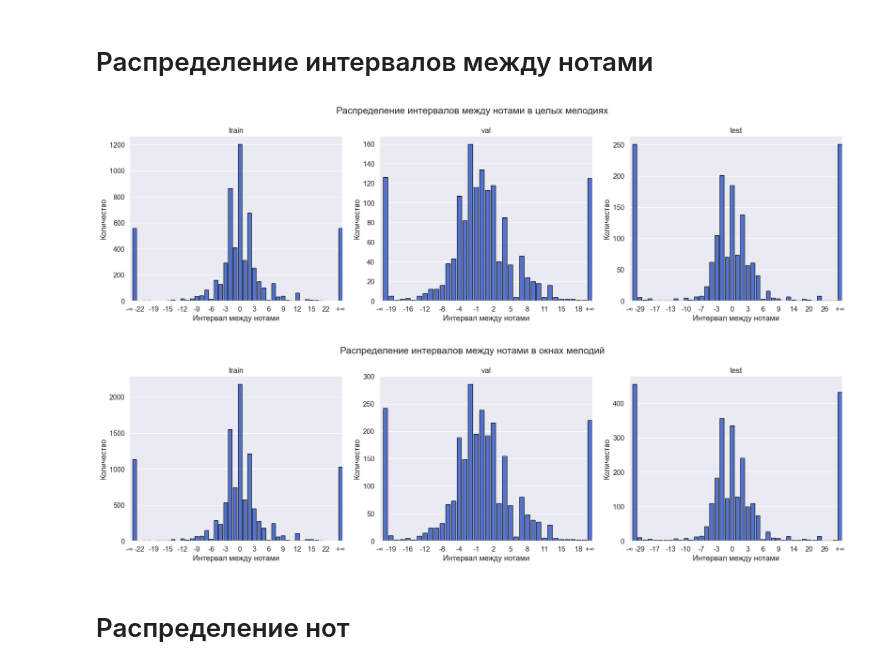
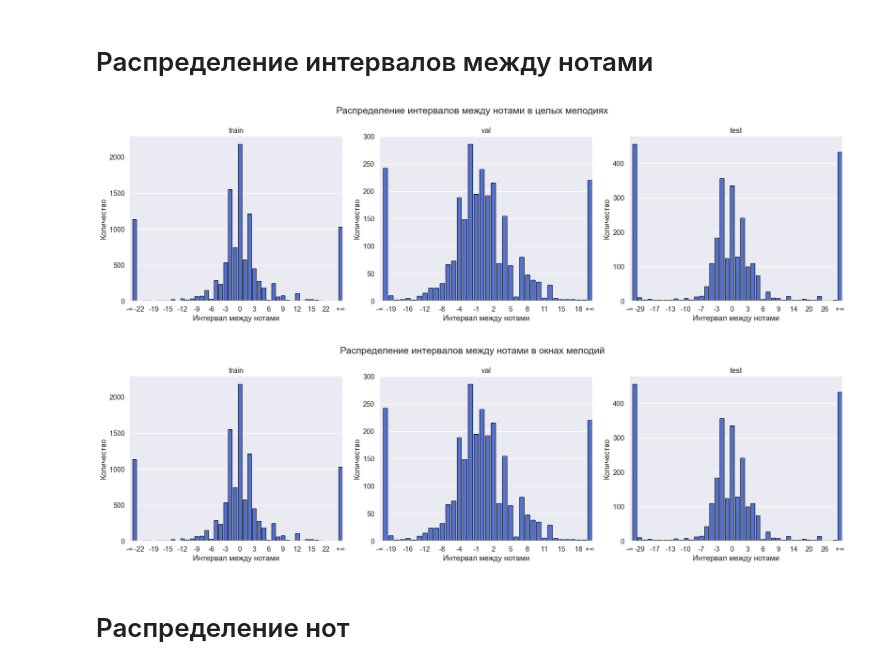
Before and after one commit to HerrPhoton/plagitune, a Jupyter notebook: notebooks/statistics.ipynb, the cells around one changed output. Saved outputs shown, nothing was run; the diff lists cells and outputs as text; code cells hidden in the pictures.

Commit message:
Melody Matcher

```diff
--- a/notebooks/statistics.ipynb
+++ b/notebooks/statistics.ipynb
@@ -202,7 +201,7 @@ for i, split in enumerate(['train', 'val', 'test']):
 
     all_offsets = []
     for melody in dataset.melody:
-        all_offsets.extend((MelodyLabel.from_melody(melody, None, None)).offsets.long().numpy())
+        all_offsets.extend(melody.get_offsets())
 
     offsets_counts = Counter(all_offsets)
     offsets_df = pd.DataFrame.from_dict(offsets_counts, orient='index', columns=['count'])
@@ -245,7 +244,7 @@ for i, split in enumerate(['train', 'val', 'test']):
 
     all_offsets = []
     for melody in dataset.sliced_melody:
-        all_offsets.extend((MelodyLabel.from_melody(melody, None, None)).offsets.long().numpy())
+        all_offsets.extend(melody.get_offsets())
 
     offsets_counts = Counter(all_offsets)
     offsets_df = pd.DataFrame.from_dict(offsets_counts, orient='index', columns=['count'])
@@ -298,26 +297,8 @@ for i, split in enumerate(['train', 'val', 'test']):
     dataset = datasets[i]
 
     all_intervals = []
-    for melody in dataset.melody:
-        offsets = (MelodyLabel.from_melody(melody, None, None)).offsets.long().numpy()
-
-        for j in range(len(offsets) - 1):
-            current = offsets[j]
-            next_note = offsets[j + 1]
-
-            if current == 0 and next_note > 0:
-                interval = float('inf')
-
-            elif current > 0 and next_note == 0:
-                interval = float('-inf')
-
-            elif current == 0 and next_note == 0:
-                continue
-
-            else:
-                interval = int(next_note - current)
-
-            all_intervals.append(interval)
+    for melody in dataset.sliced_melody:
+        all_intervals.extend(melody.get_intervals())
 
     intervals_counts = Counter(all_intervals)
 
@@ -376,25 +357,7 @@ for i, split in enumerate(['train', 'val', 'test']):
 
     all_intervals = []
     for melody in dataset.sliced_melody:
-        offsets = (MelodyLabel.from_melody(melody, None, None)).offsets.long().numpy()
-
-        for j in range(len(offsets) - 1):
-            current = offsets[j]
-            next_note = offsets[j + 1]
-
-            if current == 0 and next_note > 0:
-                interval = float('inf')
-
-            elif current > 0 and next_note == 0:
-                interval = float('-inf')
-
-            elif current == 0 and next_note == 0:
-                continue
-
-            else:
-                interval = int(next_note - current)
-
-            all_intervals.append(interval)
+        all_intervals.extend(melody.get_intervals())
 
     intervals_counts = Counter(all_intervals)
 
@@ -417,34 +380,34 @@ for i, split in enumerate(['train', 'val', 'test']):
         data=intervals_df,
         x='interval',
         y='count',
         color="royalblue",
         edgecolor='black',
         alpha=1
     )
 
     plt.xlabel('Интервал между нотами')
     plt.ylabel('Количество')
 
     locs = ax.get_xticks()
     labels = [item.get_text() for item in ax.get_xticklabels()]
 
     n = 3
     middle_locs = locs[1:-1:n]
     middle_labels = labels[1:-1:n]
     new_locs = [locs[0]] + list(middle_locs) + [locs[-1]]
     new_labels = [labels[0]] + middle_labels + [labels[-1]]
 
     new_locs[0] -= 1
     ax.set_xticks(new_locs)
     ax.set_xticklabels(new_labels)
 
     plt.title(split)
 
 plt.suptitle('Распределение интервалов между нотами в окнах мелодий', fontsize=TITLE_FONTSIZE)
 plt.tight_layout()
 plt.show()
 # %% [output]
-[figure, old version]
+[figure, new version]
 [figure]
 # %% [markdown]
 # Распределение нот
```
Also changed, not shown: parts of 2 cells of this notebook, 19 other files.
